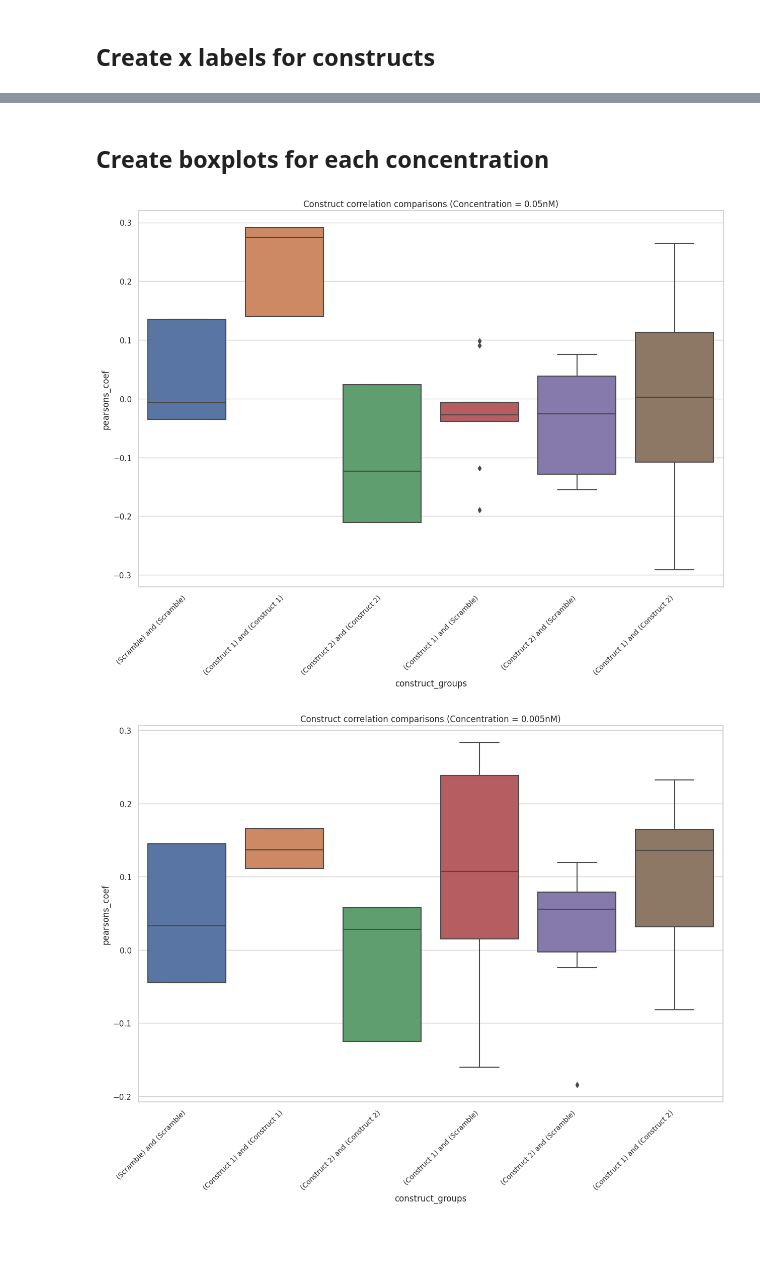
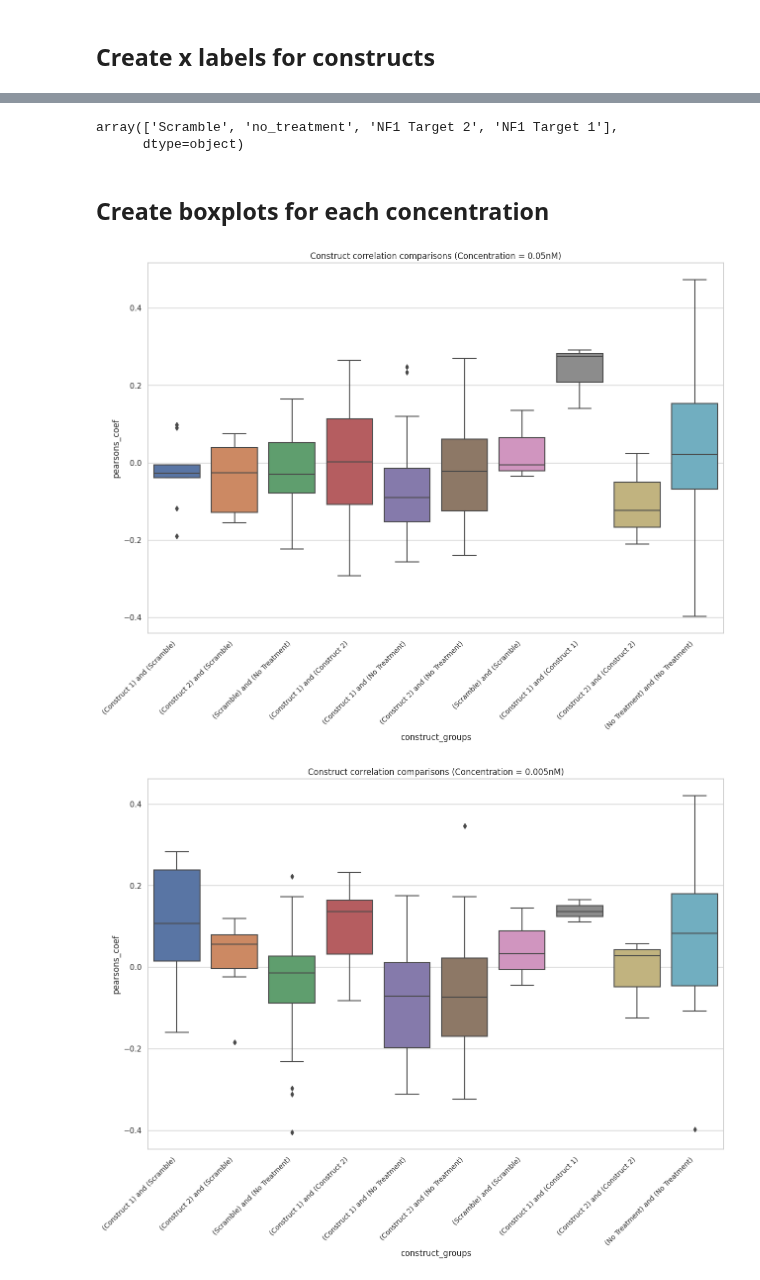
Before and after one commit to WayScience/NF1_SchwannCell_data_analysis, a Jupyter notebook: 0.data_analysis/construct_phenotypic_expression_plate_4_fs_data/median_correlation_relationships/median_cross_corr.ipynb, the cells around one changed output, grey strips where cells are left out. Drawn from its saved outputs; the diff is of its cells as text; code cells hidden in the pictures; blank space fills up the shorter version.

Commit message:
Added the no_treatment group and made the class general purpose

```diff
--- a/0.data_analysis/construct_phenotypic_expression_plate_4_fs_data/median_correlation_relationships/median_cross_corr.ipynb
+++ b/0.data_analysis/construct_phenotypic_expression_plate_4_fs_data/median_correlation_relationships/median_cross_corr.ipynb
@@ -62,7 +62,7 @@ platedf = pd.read_parquet(path)
 # %% [markdown]
 ## Create correlations object
 # %%
-corr_obj = cc.CreateCorrelations(platedf=platedf)
+corr_obj = cc.CreateCorrelations(platedf=platedf, aggregated=True)
 # %% [markdown]
 ## Save the correlation data
 # %%
@@ -76,5 +71,5 @@ filtdf = final_construct[filt]
 # %% [markdown]
 ## Create x labels for constructs
 # %%
-name_map = {"NF1 Target 1": "(Construct 1)", "NF1 Target 2": "(Construct 2)", "Scramble": "(Scramble)"}
-filtdf["construct_groups"] =  filtdf['first_construct'].map(name_map) + " and " + filtdf['second_construct'].map(name_map)
+name_map = {"NF1 Target 1": "(Construct 1)", "NF1 Target 2": "(Construct 2)", "Scramble": "(Scramble)", "no_treatment": "(No Treatment)"}
+final_construct["construct_groups"] =  final_construct['first_construct'].map(name_map) + " and " + final_construct['second_construct'].map(name_map)
@@ -87,22 +76,27 @@ See the caveats in the documentation: https://pandas.pydata.org/pandas-docs/stab
+# %%
+final_construct["second_construct"].unique()
+# %% [output]
+array(['Scramble', 'no_treatment', 'NF1 Target 2', 'NF1 Target 1'],
+      dtype=object)
 # %% [markdown]
 ## Create boxplots for each concentration
 # %%
 sns.set(style="whitegrid")
 
-for conc in filtdf["concentration"].unique():
+for conc in final_construct["concentration"].unique():
     fig, ax = plt.subplots(figsize=(15, 11))
 
     # Create a boxplot for each concentration
-    conc_filt = (filtdf["concentration"] == conc)
-    df = filtdf.loc[conc_filt]
+    conc_filt = (final_construct["concentration"] == conc)
+    df = final_construct.loc[conc_filt]
 
     ax = sns.boxplot(x="construct_groups", y="pearsons_coef", data=df)
     ax.set_xticklabels(ax.get_xticklabels(), rotation=45, ha='right', fontsize=10)
     plt.subplots_adjust(bottom=0.2)
     plt.title(f"Construct correlation comparisons (Concentration = {conc}nM)")
 
     plt.savefig(f"figures/construct_correlation_comparisons_{conc}nM.png")
     plt.show()
 # %% [output]
-[figure, old version]
+[figure, new version]
-[figure, old version]
+[figure, new version]
```
Also changed, not shown: parts of 5 cells of this notebook, 2 other files.
